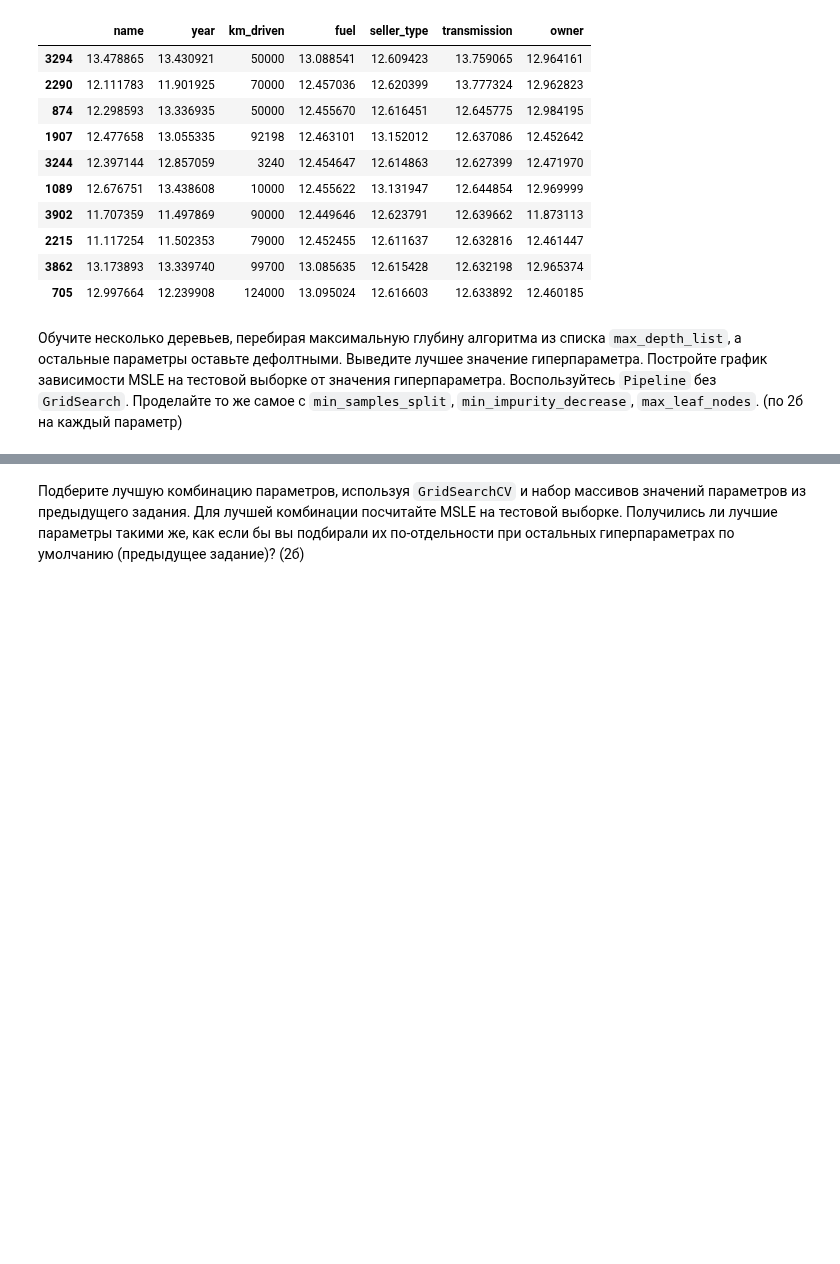
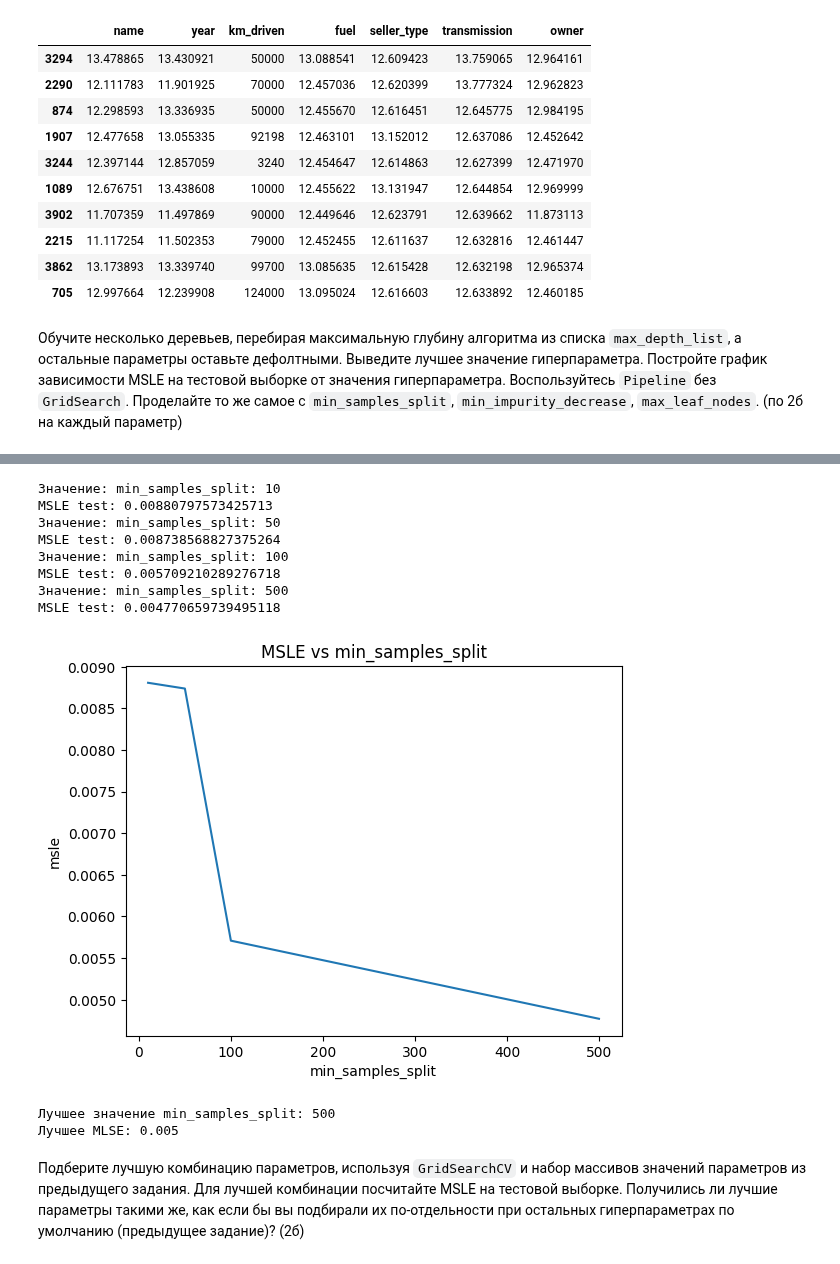
Before and after one commit to ML-engineering-Freelancerroma/ML_course, a Jupyter notebook: ML_18_гиперпараметры_деревьев/HW_18_NEW.ipynb, the cells around one changed output, grey strips where cells are left out. Drawn from its saved outputs; the diff is of its cells as text; code cells hidden in the pictures; blank space fills up the shorter version.

```diff
--- a/ML_18_гиперпараметры_деревьев/HW_18_NEW.ipynb
+++ b/ML_18_гиперпараметры_деревьев/HW_18_NEW.ipynb
@@ -274,3 +276,17 @@ MSLE test: 0.012744519637771314
+# %%
+best_min_samples = best_hyperparameter('min_samples_split', min_samples_split_list, X_train, y_train, X_test, y_test)
+# %% [output]
+Значение: min_samples_split: 10
+MSLE test: 0.00880797573425713
+Значение: min_samples_split: 50
+MSLE test: 0.008738568827375264
+Значение: min_samples_split: 100
+MSLE test: 0.005709210289276718
+Значение: min_samples_split: 500
+MSLE test: 0.004770659739495118
+[figure, added]
+Лучшее значение min_samples_split: 500
+Лучшее MLSE: 0.005
 # %% [markdown]
 Подберите лучшую комбинацию параметров, используя `GridSearchCV` и набор массивов значений параметров из предыдущего задания. Для лучшей комбинации посчитайте MSLE на тестовой выборке. Получились ли лучшие параметры такими же, как если бы вы подбирали их по-отдельности при остальных гиперпараметрах по умолчанию (предыдущее задание)? (2б)
 # %%
```
Also changed, not shown: parts of 3 cells of this notebook.
